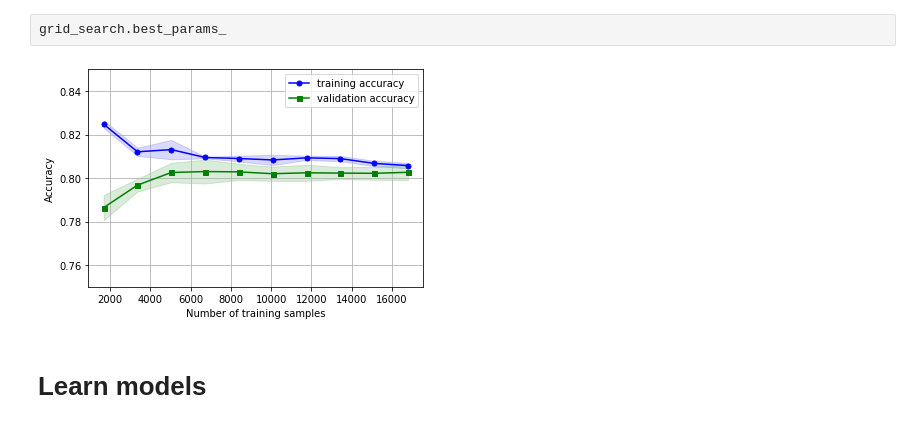
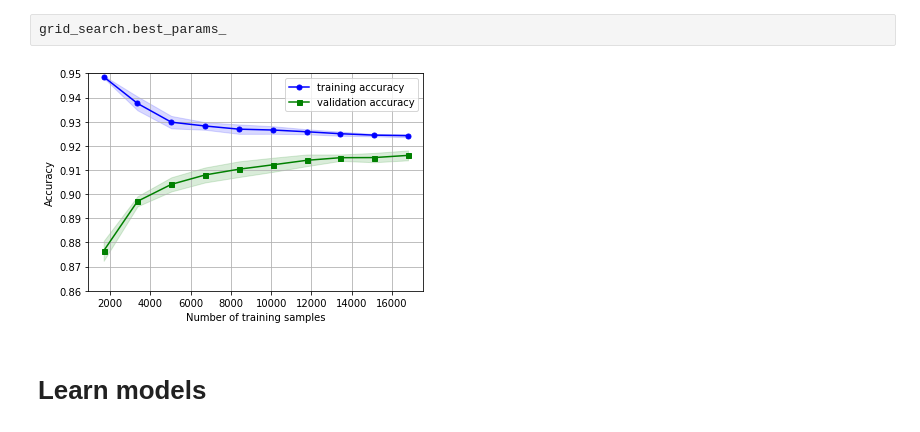
Before and after one commit to DimonLuk/abit_helper_model, a Jupyter notebook: notebooks/train_on_datasets.ipynb, the cells around one changed output. Saved outputs shown, nothing was run; the diff lists cells and outputs as text; code cells hidden in the pictures.

```diff
--- a/notebooks/train_on_datasets.ipynb
+++ b/notebooks/train_on_datasets.ipynb
@@ -91,7 +91,7 @@ For SVC, results ~ 82%
 pipeline = make_pipeline(
     ColumnTransformer(
         transformers=[
-            ("ohe0", OneHotEncoder(categories=[np.unique(X[:, 0]), np.unique(X[:, 1])], sparse=False), [0, 1]),
+            ("ohe0", OneHotEncoder(categories=[np.unique(X[:, 0]), np.unique(X[:, 1]), np.unique(X[:, 2])], sparse=False), [0, 1, 2]),
         ],
         remainder="passthrough",
         n_jobs=-1
@@ -100,7 +100,7 @@ pipeline = make_pipeline(
     LogisticRegression(
         C=10,
         max_iter=7,
-        penalty="l1",
+        penalty="l2",
     )
 )
 # %% [raw]
@@ -135,20 +135,20 @@ train_sizes, train_scores, test_scores = learning_curve(
 # %%
 train_mean = np.mean(train_scores, axis=1)
 train_std = np.std(train_scores, axis=1)
 test_mean = np.mean(test_scores, axis=1)
 test_std = np.std(test_scores, axis=1)
 plt.plot(train_sizes, train_mean, color="blue", marker="o", markersize=5, label="training accuracy")
 plt.fill_between(train_sizes, train_mean + train_std, train_mean - train_std, alpha=0.15, color="blue")
 plt.plot(train_sizes, test_mean, color="green", marker="s", markersize=5, label="validation accuracy")
 plt.fill_between(train_sizes, test_mean + test_std, test_mean - test_std, alpha=0.15, color="green")
 plt.grid()
 plt.xlabel("Number of training samples")
 plt.ylabel("Accuracy")
-plt.ylim([0.75, .85])
+plt.ylim([0.86, 0.95])
 plt.legend()
 plt.show()
 # %% [output]
-[figure, old version]
+[figure, new version]
 # %% [markdown]
 # Learn models
 # %% [markdown]
```
Also changed, not shown: parts of 8 cells of this notebook, 4 other files.
